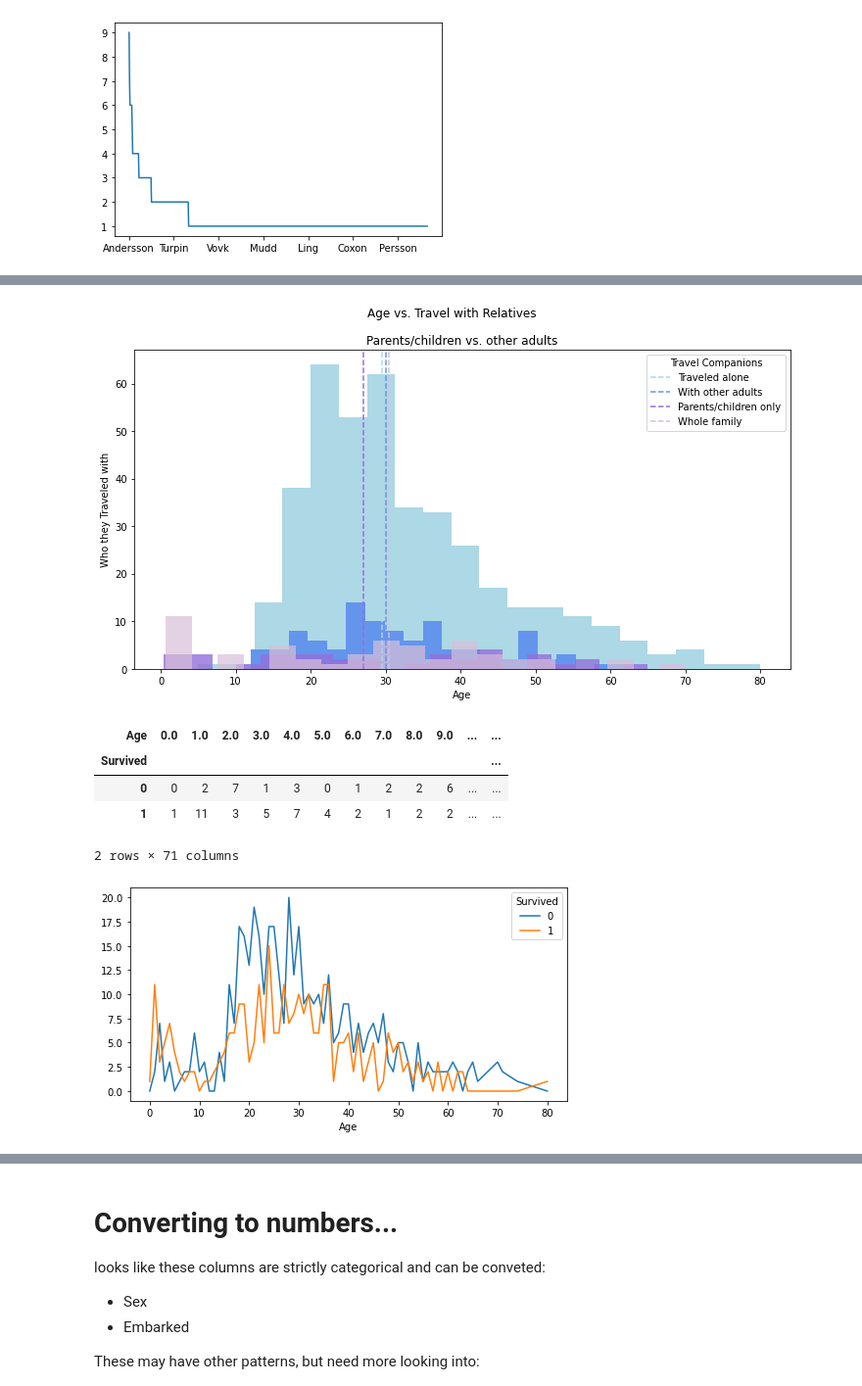
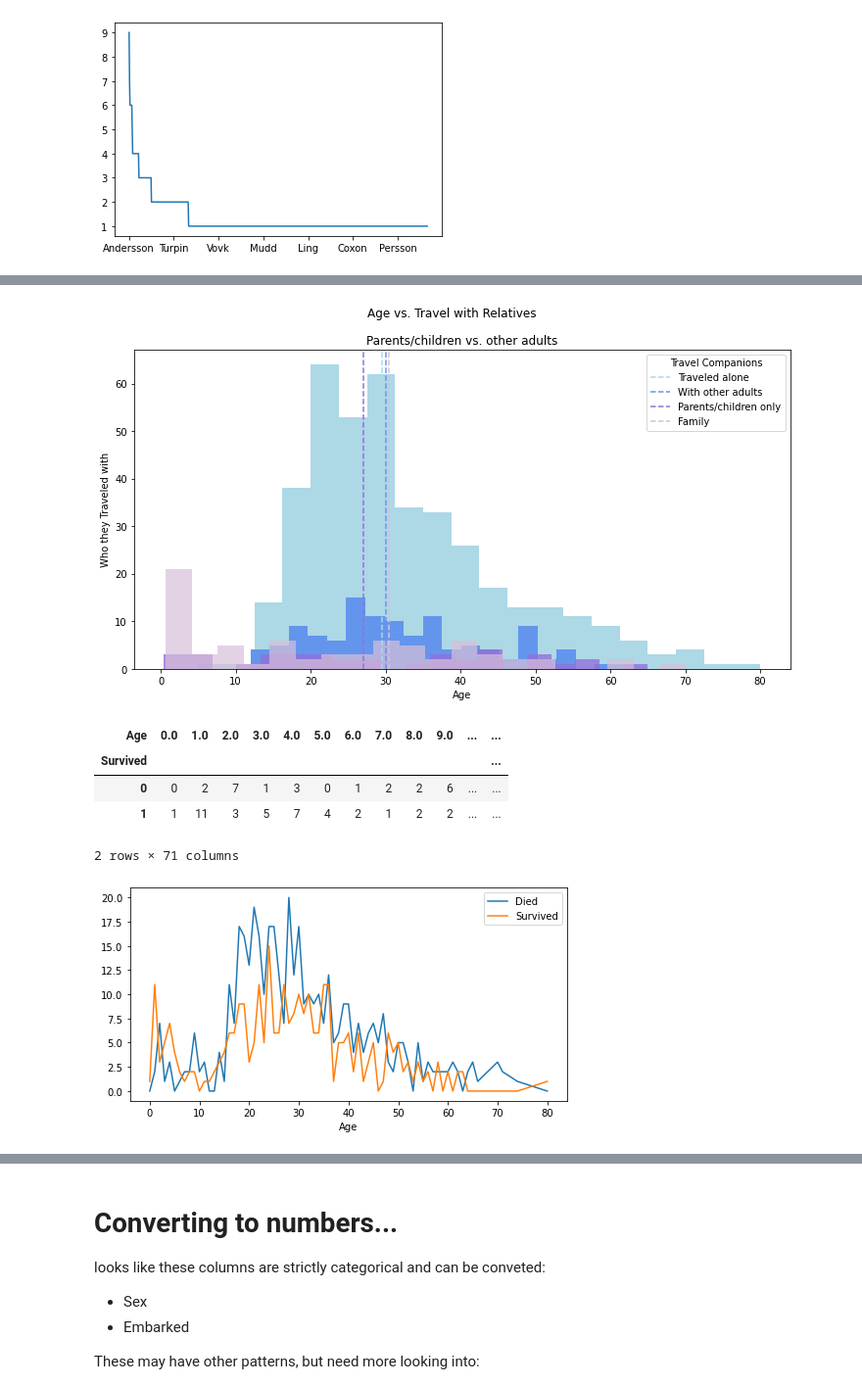
Before and after one commit to dray-the-sea/kaggle-titanic, a Jupyter notebook: notebooks/data-exploration.ipynb, the cells around one changed output, grey strips where cells are left out. Shown at 98% size. Cells and saved outputs as stored; diff of their text form; code cells hidden in the pictures.

```diff
--- a/notebooks/data-exploration.ipynb
+++ b/notebooks/data-exploration.ipynb
@@ -200,32 +200,33 @@ This guy says to predict age with ML https://towardsdatascience.com/predict-miss
 # %%
 # age vs travel with relatives
 
 fig, ax = plt.subplots(figsize=(12,6))
 
 parch0 = df[df.Parch == 0]
 parch1 = df[df.Parch == 1]
 
 fig.suptitle("Age vs. Travel with Relatives")
 
 ax.hist(parch0.Age[parch0.SibSp == 0], bins=20, color="lightblue") # alone
-ax.hist(parch0.Age[parch0.SibSp == 1], bins=20, color="cornflowerblue") # with other adults
+ax.hist(parch0.Age[parch0.SibSp > 0 ], bins=20, color="cornflowerblue") # with other adults
 ax.hist(parch1.Age[parch1.SibSp == 0], bins=20, alpha=.8, color="mediumpurple") # parch
-ax.hist(parch1.Age[parch1.SibSp == 1], bins=20, alpha=.7, color="thistle"); # parch + other adults
+ax.hist(parch1.Age[parch1.SibSp > 0], bins=20, alpha=.7, color="thistle"); # parch + other adults
 
 
 ax.axvline(parch0.Age[parch0.SibSp == 0].median(), linestyle="--", c="lightblue")
 ax.axvline(parch0.Age[parch0.SibSp == 1].median(), linestyle="--", c="cornflowerblue")
 ax.axvline(parch1.Age[parch1.SibSp == 0].median(), linestyle="--", c="mediumpurple")
 ax.axvline(parch1.Age[parch1.SibSp == 1].median(), linestyle="--", c="thistle")
 
 ax.set(title="Parents/children vs. other adults",
       xlabel="Age",
       ylabel="Who they Traveled with")
-ax.legend(["Traveled alone", "With other adults", "Parents/children only", "Whole family"], title="Travel Companions");
+ax.legend(["Traveled alone", "With other adults", "Parents/children only", "Family"], title="Travel Companions");
 # %% [output]
-[figure, old version]
+[figure, new version]
 # %%
 pd.crosstab(df.Age.round(), df.Survived).plot(figsize=(8,4));
+plt.legend(["Died", "Survived"],)
 
 pd.crosstab( df.Survived, df.Age.round())
 # %% [output]
@@ -234,4 +235,4 @@ pd.crosstab( df.Survived, df.Age.round())
 | 0 | 0 | 2 | 7 | 1 | 3 | 0 | 1 | 2 | 2 | 6 | ... | ... |
 | 1 | 1 | 11 | 3 | 5 | 7 | 4 | 2 | 1 | 2 | 2 | ... | ... |
 2 rows × 71 columns
-[figure, old version]
+[figure, new version]
```
Also changed, not shown: parts of 13 cells of this notebook, 2 other files.
